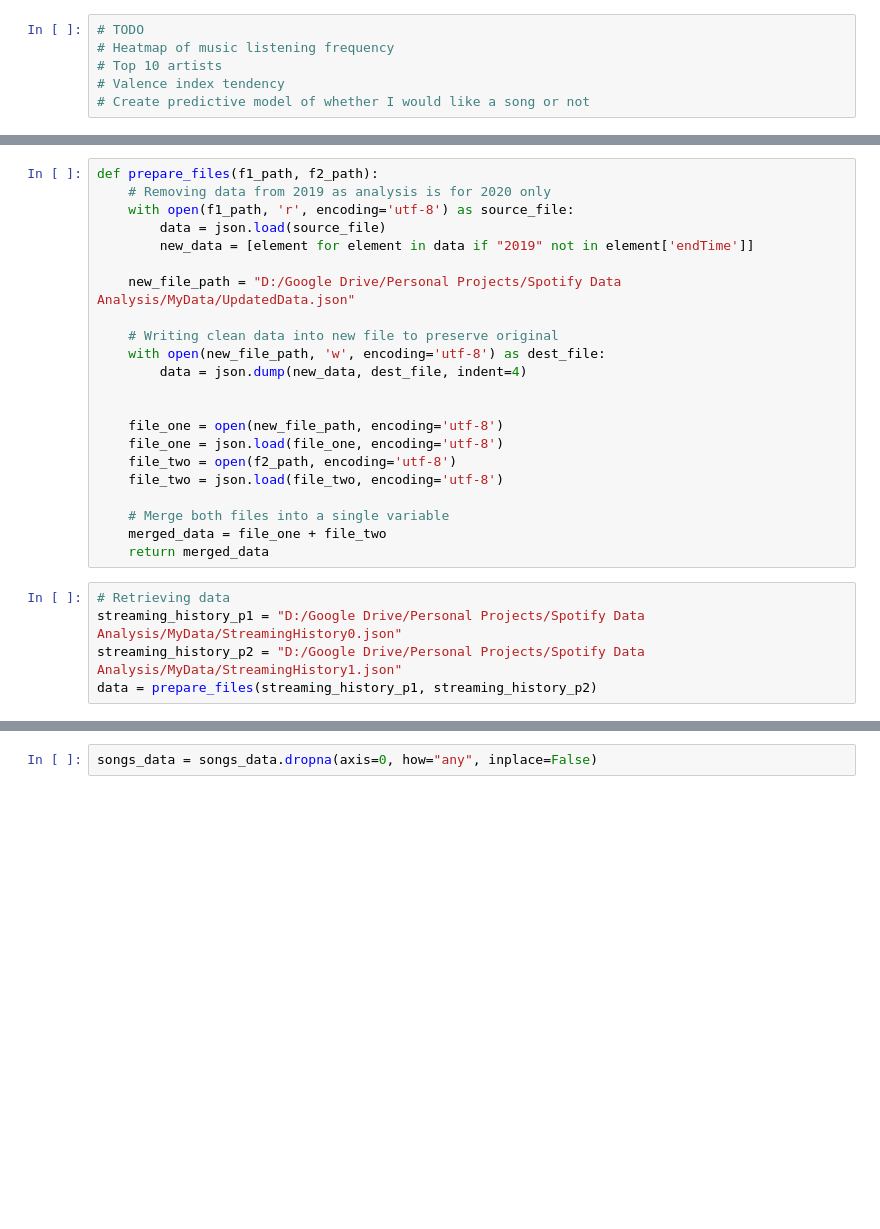
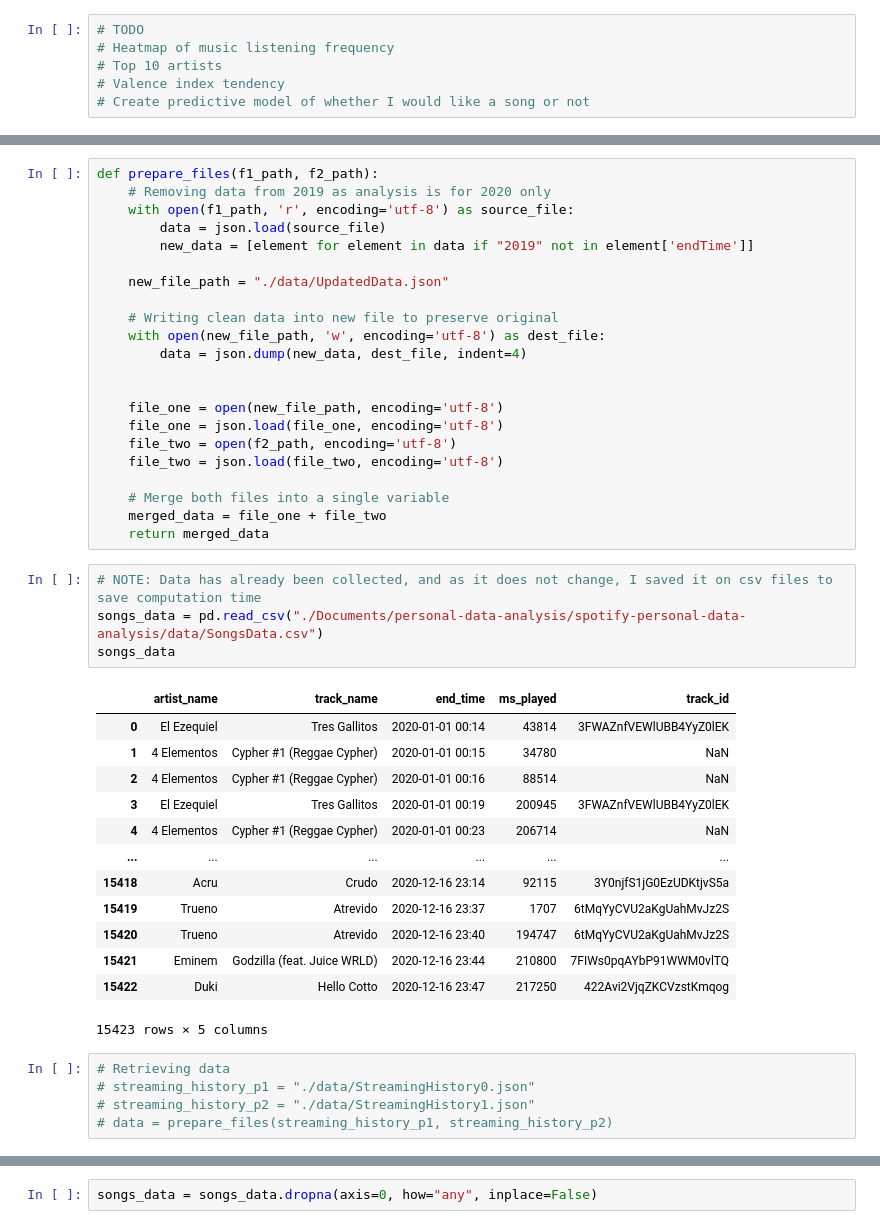
Before and after one commit to DiegoTrigueros/spotify-personal-data-analysis, a Jupyter notebook: spotifyAnalysis.ipynb, the cells around one changed output, grey strips where cells are left out. Saved outputs shown, nothing was run; the diff lists cells and outputs as text; blank space fills up the shorter version.

```diff
--- a/spotifyAnalysis.ipynb
+++ b/spotifyAnalysis.ipynb
@@ -25,7 +23,7 @@ def prepare_files(f1_path, f2_path):
         data = json.load(source_file)
         new_data = [element for element in data if "2019" not in element['endTime']]
 
-    new_file_path = "D:/Google Drive/Personal Projects/Spotify Data Analysis/MyData/UpdatedData.json"
+    new_file_path = "./data/UpdatedData.json"
 
     # Writing clean data into new file to preserve original
     with open(new_file_path, 'w', encoding='utf-8') as dest_file:
@@ -40,9 +38,27 @@ def prepare_files(f1_path, f2_path):
     # Merge both files into a single variable
     merged_data = file_one + file_two
     return merged_data
+# %%
+# NOTE: Data has already been collected, and as it does not change, I saved it on csv files to save computation time
+songs_data = pd.read_csv("./Documents/personal-data-analysis/spotify-personal-data-analysis/data/SongsData.csv")
+songs_data
+# %% [output]
+|  | artist_name | track_name | end_time | ms_played | track_id |
+| 0 | El Ezequiel | Tres Gallitos | 2020-01-01 00:14 | 43814 | 3FWAZnfVEWlUBB4YyZ0lEK |
+| 1 | 4 Elementos | Cypher #1 (Reggae Cypher) | 2020-01-01 00:15 | 34780 | NaN |
+| 2 | 4 Elementos | Cypher #1 (Reggae Cypher) | 2020-01-01 00:16 | 88514 | NaN |
+| 3 | El Ezequiel | Tres Gallitos | 2020-01-01 00:19 | 200945 | 3FWAZnfVEWlUBB4YyZ0lEK |
+| 4 | 4 Elementos | Cypher #1 (Reggae Cypher) | 2020-01-01 00:23 | 206714 | NaN |
+| ... | ... | ... | ... | ... | ... |
+| 15418 | Acru | Crudo | 2020-12-16 23:14 | 92115 | 3Y0njfS1jG0EzUDKtjvS5a |
+| 15419 | Trueno | Atrevido | 2020-12-16 23:37 | 1707 | 6tMqYyCVU2aKgUahMvJz2S |
+| 15420 | Trueno | Atrevido | 2020-12-16 23:40 | 194747 | 6tMqYyCVU2aKgUahMvJz2S |
+| 15421 | Eminem | Godzilla (feat. Juice WRLD) | 2020-12-16 23:44 | 210800 | 7FIWs0pqAYbP91WWM0vlTQ |
+| 15422 | Duki | Hello Cotto | 2020-12-16 23:47 | 217250 | 422Avi2VjqZKCVzstKmqog |
+15423 rows × 5 columns
 # %%
 # Retrieving data
-streaming_history_p1 = "D:/Google Drive/Personal Projects/Spotify Data Analysis/MyData/StreamingHistory0.json"
-streaming_history_p2 = "D:/Google Drive/Personal Projects/Spotify Data Analysis/MyData/StreamingHistory1.json"
-data = prepare_files(streaming_history_p1, streaming_history_p2)
+# streaming_history_p1 = "./data/StreamingHistory0.json"
+# streaming_history_p2 = "./data/StreamingHistory1.json"
+# data = prepare_files(streaming_history_p1, streaming_history_p2)
 # %%
```
Also changed, not shown: parts of 24 cells of this notebook, 6 other files.
